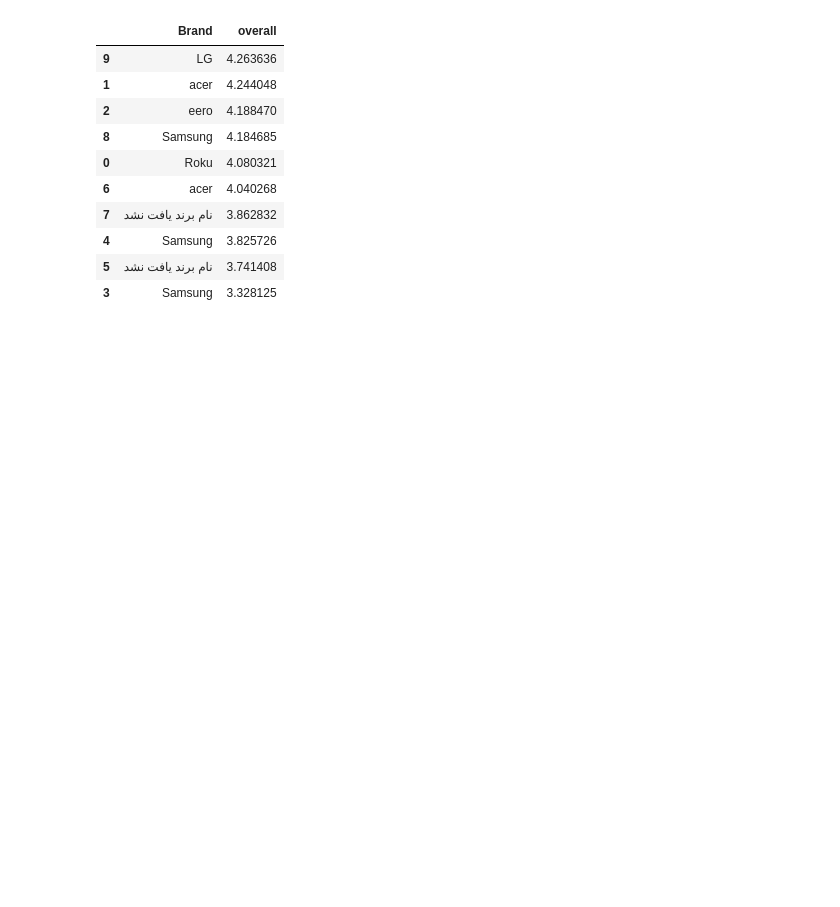
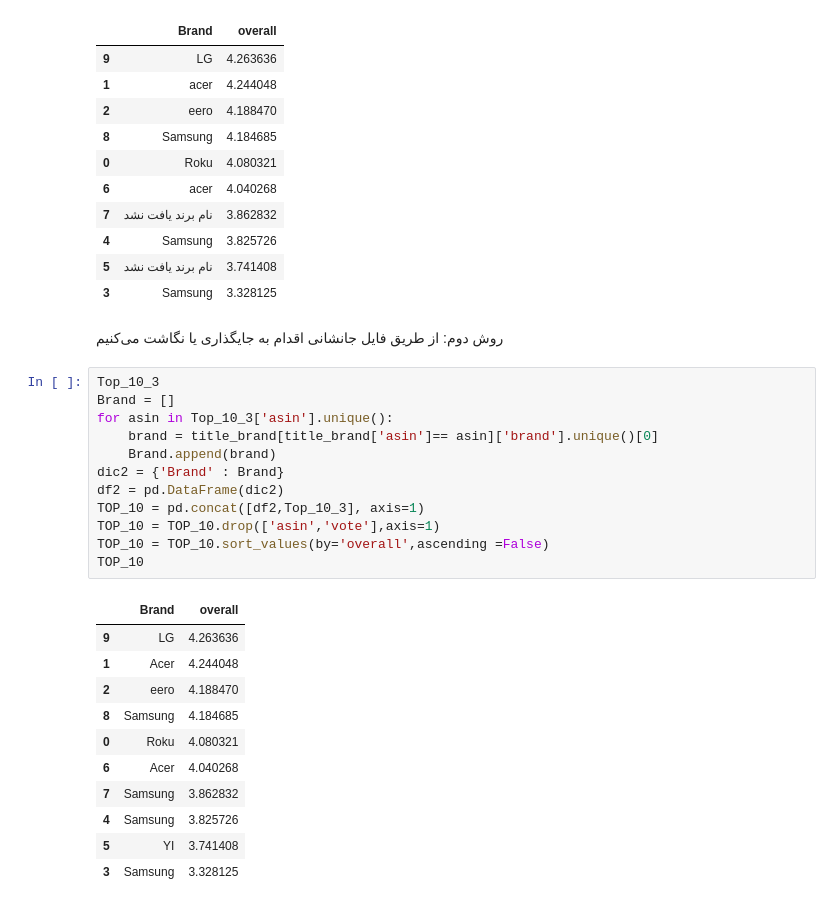
Before and after one commit to Maboudi-Ali/Sentiment_Analysis, a Jupyter notebook: notebooks/Part_1.ipynb, the cells around one changed output. Cells and saved outputs as stored; diff of their text form; blank space fills up the shorter version.

```diff
--- a/notebooks/Part_1.ipynb
+++ b/notebooks/Part_1.ipynb
@@ -372,3 +407,31 @@ TOP_10
 | 4 | Samsung | 3.825726 |
 | 5 | نام برند یافت نشد | 3.741408 |
 | 3 | Samsung | 3.328125 |
+# %% [markdown]
+<div dir='rtl'>
+ روش دوم: از طریق فایل جانشانی اقدام به جایگذاری یا نگاشت می‌کنیم
+</div>
+# %%
+Top_10_3
+Brand = []
+for asin in Top_10_3['asin'].unique():
+    brand = title_brand[title_brand['asin']== asin]['brand'].unique()[0]
+    Brand.append(brand)
+dic2 = {'Brand' : Brand}
+df2 = pd.DataFrame(dic2)
+TOP_10 = pd.concat([df2,Top_10_3], axis=1)
+TOP_10 = TOP_10.drop(['asin','vote'],axis=1)
+TOP_10 = TOP_10.sort_values(by='overall',ascending =False)
+TOP_10
+# %% [output]
+|  | Brand | overall |
+| 9 | LG | 4.263636 |
+| 1 | Acer | 4.244048 |
+| 2 | eero | 4.188470 |
+| 8 | Samsung | 4.184685 |
+| 0 | Roku | 4.080321 |
+| 6 | Acer | 4.040268 |
+| 7 | Samsung | 3.862832 |
+| 4 | Samsung | 3.825726 |
+| 5 | YI | 3.741408 |
+| 3 | Samsung | 3.328125 |
```
Also changed, not shown: parts of 11 cells of this notebook.
